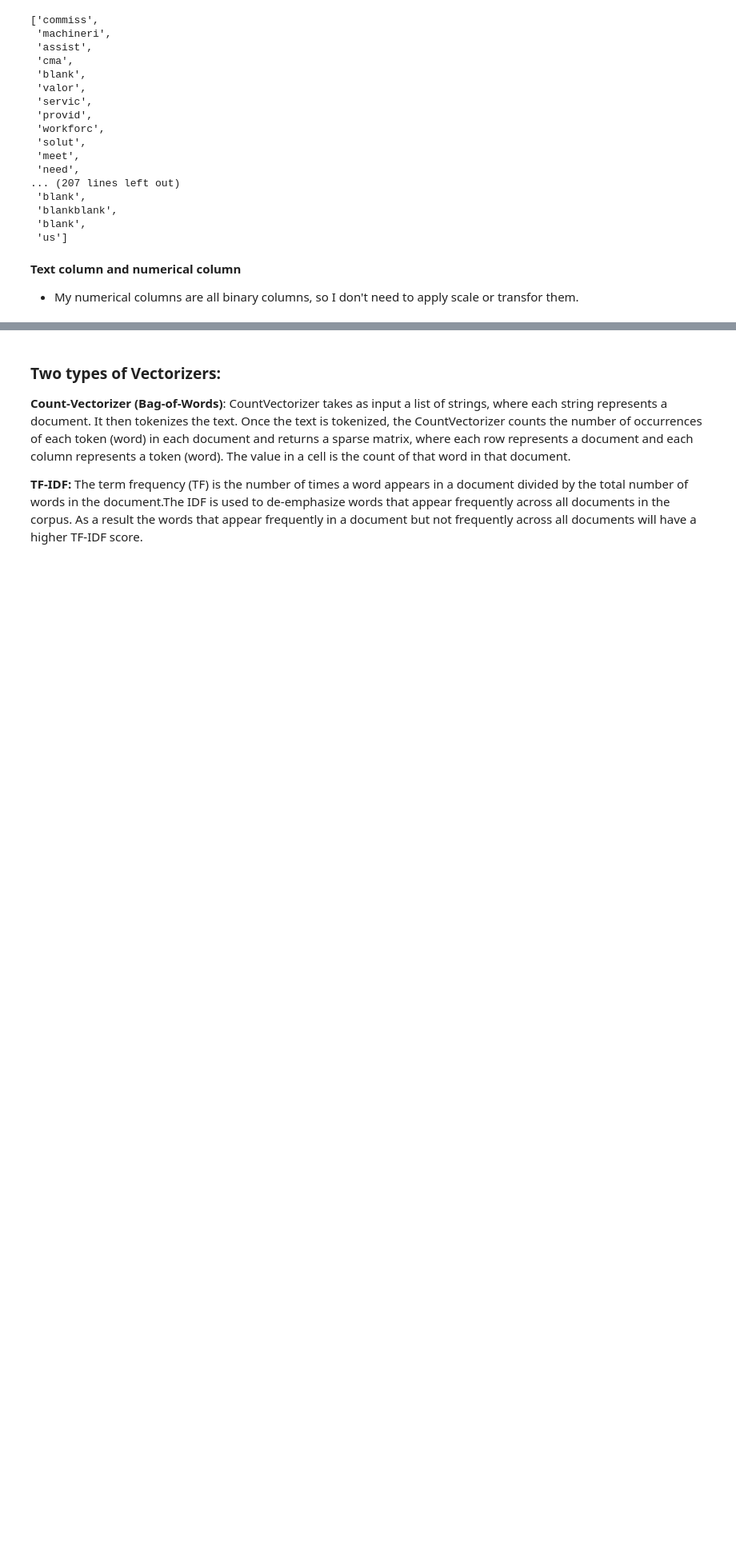
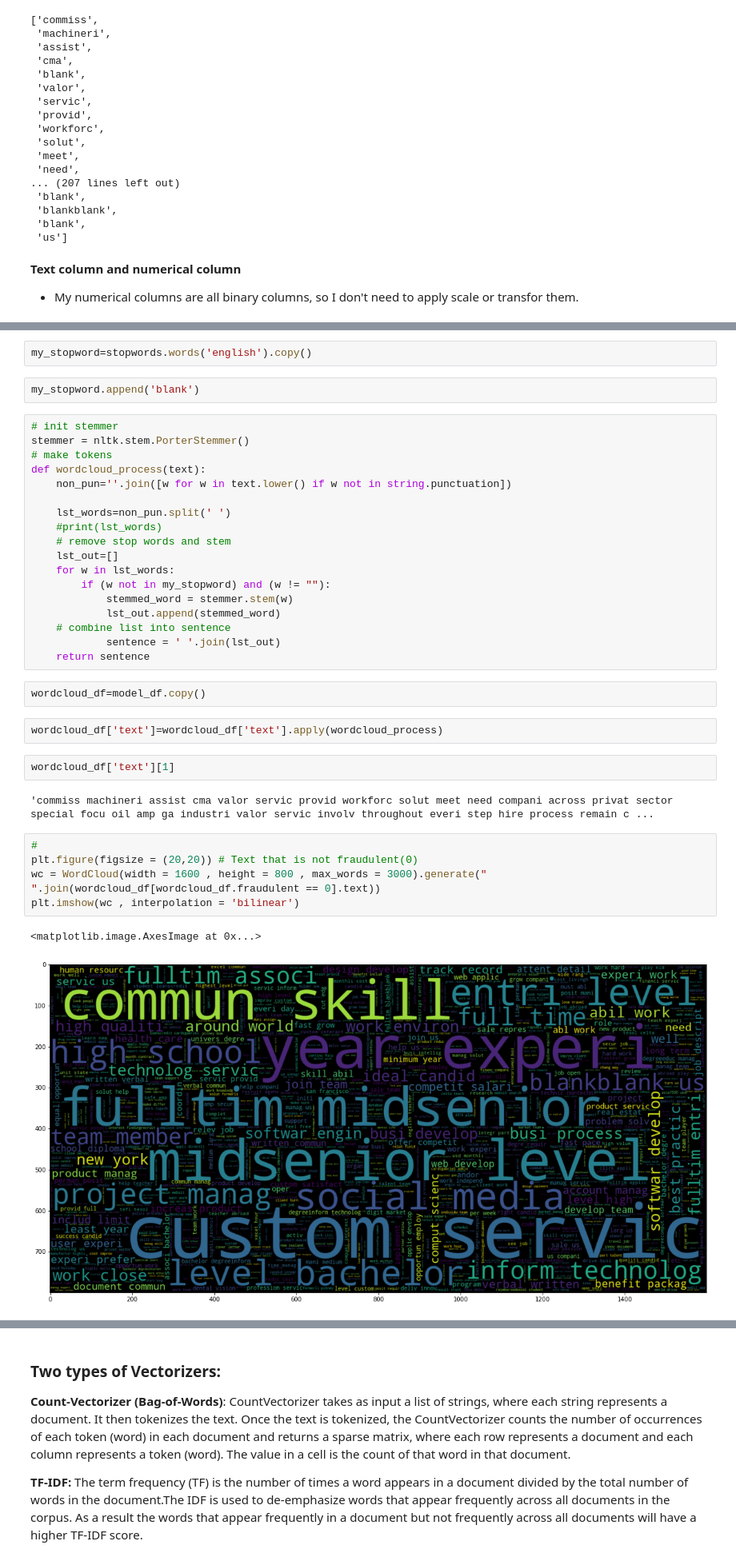
Before and after one commit to polly1110/Fake-Job-Detection, a Jupyter notebook: Modeling-v4.ipynb, the cells around one changed output, grey strips where cells are left out. Shown at 80% size. Cells and saved outputs as stored; diff of their text form; blank space fills up the shorter version.

Commit message:
best model

```diff
--- a/Modeling-v4.ipynb
+++ b/Modeling-v4.ipynb
@@ -241,0 +239,38 @@ wordcloud_df['text']=wordcloud_df['text'].apply(tokenizer)
+# %%
+my_stopword=stopwords.words('english').copy()
+# %%
+my_stopword.append('blank')
+# %%
+# init stemmer
+stemmer = nltk.stem.PorterStemmer()
+# make tokens
+def wordcloud_process(text):
+    non_pun=''.join([w for w in text.lower() if w not in string.punctuation])
+
+    lst_words=non_pun.split(' ')
+    #print(lst_words)
+    # remove stop words and stem
+    lst_out=[]
+    for w in lst_words:
+        if (w not in my_stopword) and (w != ""):
+            stemmed_word = stemmer.stem(w)
+            lst_out.append(stemmed_word)
+    # combine list into sentence
+            sentence = ' '.join(lst_out)
+    return sentence
+# %%
+wordcloud_df=model_df.copy()
+# %%
+wordcloud_df['text']=wordcloud_df['text'].apply(wordcloud_process)
+# %%
+wordcloud_df['text'][1]
+# %% [output]
+'commiss machineri assist cma valor servic provid workforc solut meet need compani across privat sector special focu oil amp ga industri valor servic involv throughout everi step hire process remain c ...
+# %%
+#
+plt.figure(figsize = (20,20)) # Text that is not fraudulent(0)
+wc = WordCloud(width = 1600 , height = 800 , max_words = 3000).generate(" ".join(wordcloud_df[wordcloud_df.fraudulent == 0].text))
+plt.imshow(wc , interpolation = 'bilinear')
+# %% [output]
+<matplotlib.image.AxesImage at 0x...>
+[figure, added]
```
Also changed, not shown: parts of 55 cells of this notebook.
